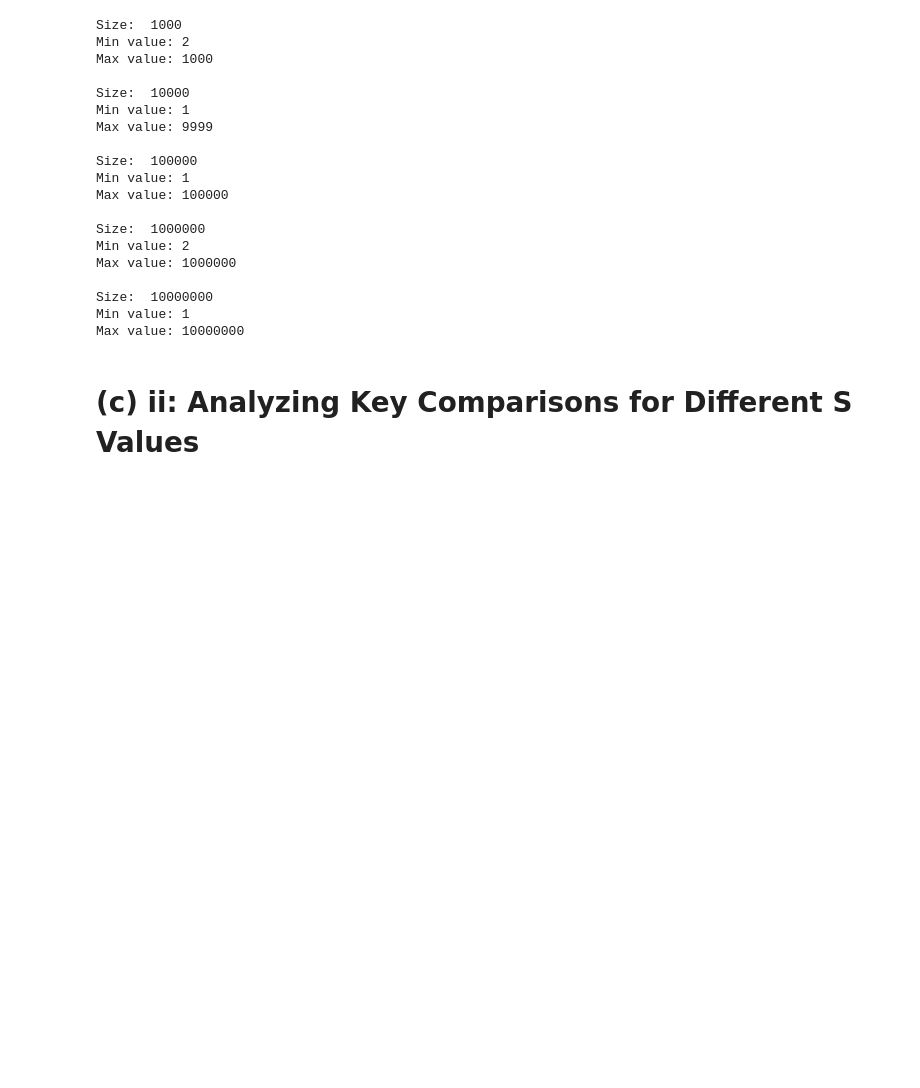
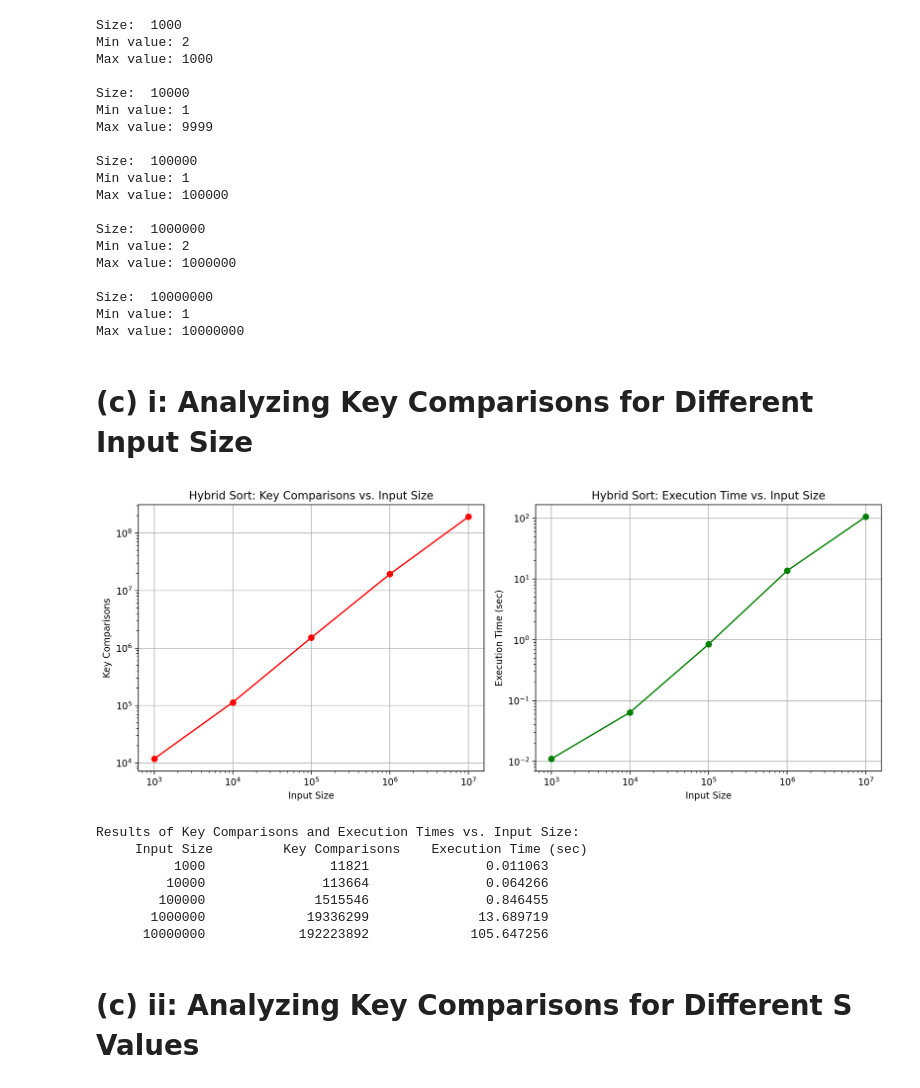
Before and after one commit to HangenYuu/SC2001-Lab, a Jupyter notebook: Project 1/compare_sort.ipynb, the cells around one changed output. Cells and saved outputs as stored; diff of their text form; code cells hidden in the pictures; blank space fills up the shorter version.

Commit message:
Started c i

```diff
--- a/Project 1/compare_sort.ipynb
+++ b/Project 1/compare_sort.ipynb
@@ -67,6 +70,78 @@ Max value: 1000000
 Size:  10000000
 Min value: 1
 Max value: 10000000
+# %% [markdown]
+# (c) i: Analyzing Key Comparisons for Different Input Size
+# %%
+np.random.seed(42)
+
+comparison_counter = ComparisonCounter()
+sizes = [1000, 10000, 100000, 1000000, 10000000]
+inputs = [np.random.randint(1, size + 1, size) for size in sizes]
+
+comparisons = []
+execution_times = []
+# %%
+for arr_input in inputs:
+    comparison_counter.reset_count()
+    arr_copy = arr_input.copy()
+
+    start_time = time.time()
+    hybrid_sort(arr_copy, comparison_counter, S=32)
+    end_time = time.time()
+
+    comparisons.append(comparison_counter.get_count())
+    execution_times.append(end_time - start_time)
+# %%
+# Create a DataFrame
+df = pd.DataFrame(
+    {
+        "Input Size": sizes,
+        "Key Comparisons": comparisons,
+        "Execution Time (sec)": execution_times,
+    }
+)
+
+# Plot comparisons and execution time
+plt.figure(figsize=(12, 5))
+
+# Plot Key Comparisons vs. Input Size
+plt.subplot(1, 2, 1)
+plt.plot(df["Input Size"], df["Key Comparisons"], marker="o", linestyle="-", color="r")
+plt.xscale("log", base=10)
+plt.yscale("log", base=10)
+plt.xlabel("Input Size")
+plt.ylabel("Key Comparisons")
+plt.title("Hybrid Sort: Key Comparisons vs. Input Size")
+plt.grid(True)
+
+# Plot Execution Time vs. Input Size
+plt.subplot(1, 2, 2)
+plt.plot(
+    df["Input Size"], df["Execution Time (sec)"], marker="o", linestyle="-", color="g"
+)
+plt.xscale("log", base=10)
+plt.yscale("log", base=10)
+plt.xlabel("Input Size")
+plt.ylabel("Execution Time (sec)")
+plt.title("Hybrid Sort: Execution Time vs. Input Size")
+plt.grid(True)
+
+plt.tight_layout()
+plt.show()
+
+# Print table
+print("Results of Key Comparisons and Execution Times vs. Input Size:")
+print(df.to_string(index=False, justify="center", col_space=20))
+# %% [output]
+[figure, added]
+Results of Key Comparisons and Execution Times vs. Input Size:
+     Input Size         Key Comparisons    Execution Time (sec)
+          1000                11821               0.011063
+         10000               113664               0.064266
+        100000              1515546               0.846455
+       1000000             19336299              13.689719
+      10000000            192223892             105.647256
 # %% [markdown]
 # (c) ii: Analyzing Key Comparisons for Different S Values
 # %%
```
Also changed, not shown: parts of 2 cells of this notebook.
